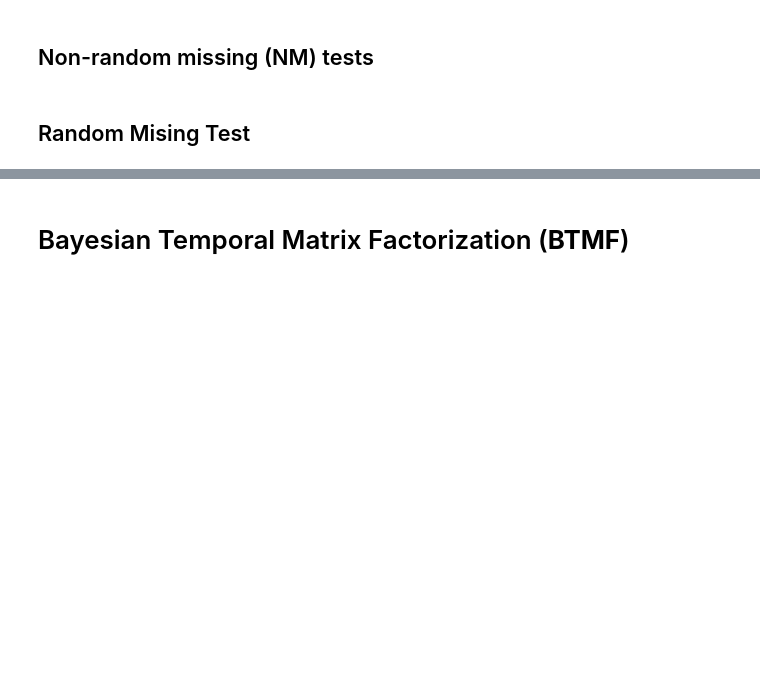
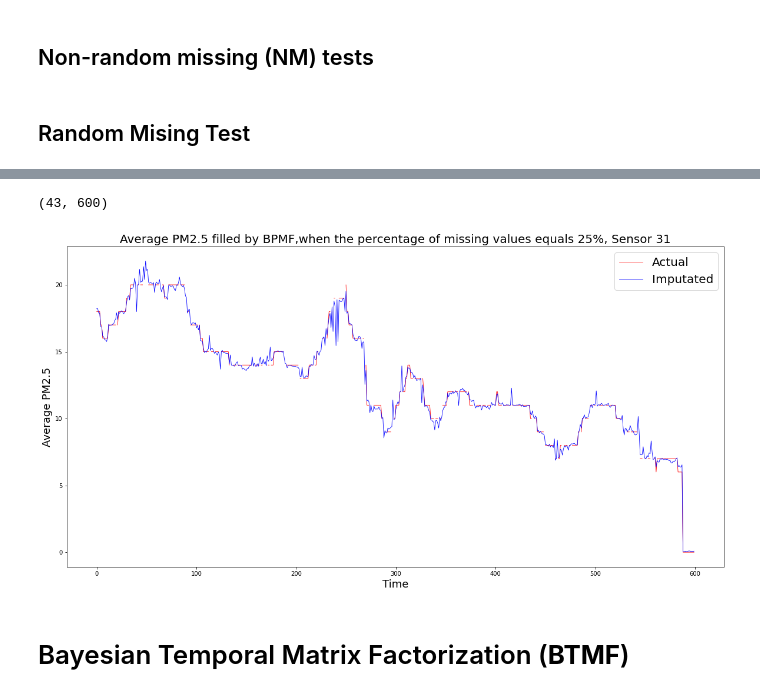
Before and after one commit to TEAM-IMT/air-polution-sensor, a Jupyter notebook: Transdim.ipynb, the cells around one changed output, grey strips where cells are left out. Drawn from its saved outputs; the diff is of its cells as text; code cells hidden in the pictures; blank space fills up the shorter version.

```diff
--- a/Transdim.ipynb
+++ b/Transdim.ipynb
@@ -327,5 +412,11 @@ print('Running time: %d seconds'%(end - start))
+# %%
+dense_mat.shape
+# %% [output]
+(43, 600)
 # %%
-plotTs(dense_mat[0], mat_hat[0], title='Average PM2.5 filled by BPMF,when the percentage of missing values equals 30%')
+plotTs(dense_mat[25], mat_hat[25], title='Average PM2.5 filled by BPMF,when the percentage of missing values equals 25%, Sensor 31')
+# %% [output]
+[figure, added]
 # %% [markdown]
 # Bayesian Temporal Matrix Factorization (**BTMF**)
 # %%
```
Also changed, not shown: parts of 42 cells of this notebook, 1 other file.
